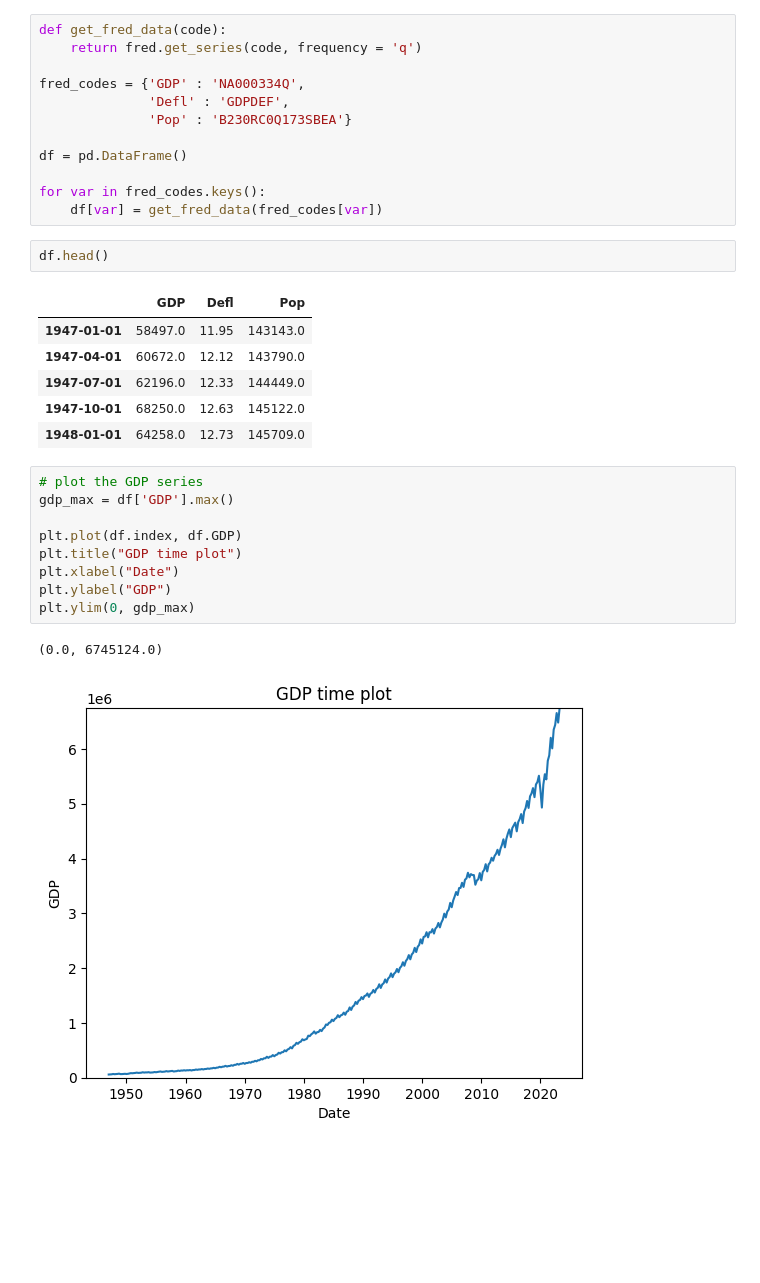
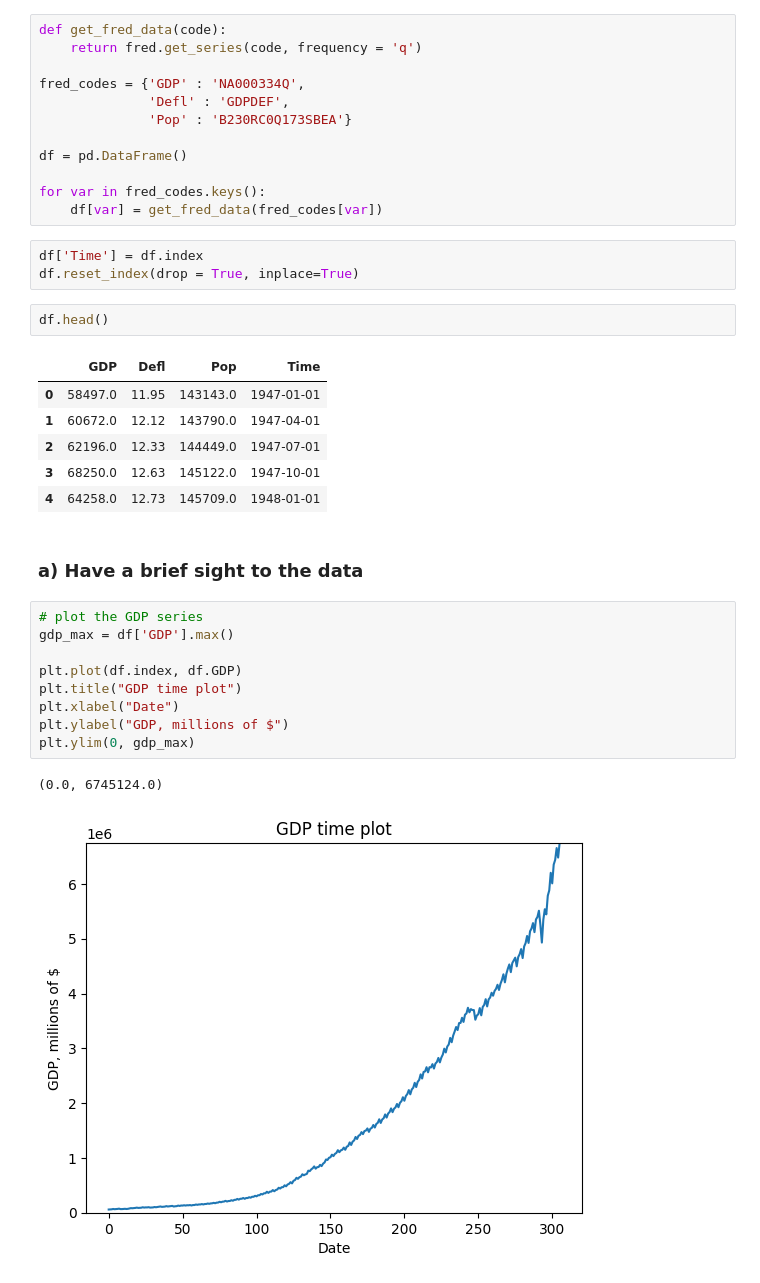
Before and after one commit to giordanovitale/Time-Series-Assignments, a Jupyter notebook: Assignment 2/Assignment2.ipynb, the cells around one changed output. Drawn from its saved outputs; the diff is of its cells as text; blank space fills up the shorter version.

```diff
--- a/Assignment 2/Assignment2.ipynb
+++ b/Assignment 2/Assignment2.ipynb
@@ -30,27 +31,32 @@ df = pd.DataFrame()
 
 for var in fred_codes.keys():
     df[var] = get_fred_data(fred_codes[var])
+# %%
+df['Time'] = df.index
+df.reset_index(drop = True, inplace=True)
 # %%
 df.head()
 # %% [output]
-|  | GDP | Defl | Pop |
-| 1947-01-01 | 58497.0 | 11.95 | 143143.0 |
-| 1947-04-01 | 60672.0 | 12.12 | 143790.0 |
-| 1947-07-01 | 62196.0 | 12.33 | 144449.0 |
-| 1947-10-01 | 68250.0 | 12.63 | 145122.0 |
-| 1948-01-01 | 64258.0 | 12.73 | 145709.0 |
+|  | GDP | Defl | Pop | Time |
+| 0 | 58497.0 | 11.95 | 143143.0 | 1947-01-01 |
+| 1 | 60672.0 | 12.12 | 143790.0 | 1947-04-01 |
+| 2 | 62196.0 | 12.33 | 144449.0 | 1947-07-01 |
+| 3 | 68250.0 | 12.63 | 145122.0 | 1947-10-01 |
+| 4 | 64258.0 | 12.73 | 145709.0 | 1948-01-01 |
+# %% [markdown]
+### a) Have a brief sight to the data
 # %%
 # plot the GDP series
 gdp_max = df['GDP'].max()
 
 plt.plot(df.index, df.GDP)
 plt.title("GDP time plot")
 plt.xlabel("Date")
-plt.ylabel("GDP")
+plt.ylabel("GDP, millions of $")
 plt.ylim(0, gdp_max)
 # %% [output]
 (0.0, 6745124.0)
-[figure, old version]
+[figure, new version]
 # %%
 # plot the Defl series
 plt.plot(df.index, df.Defl)
```
Also changed, not shown: parts of 15 cells of this notebook.
